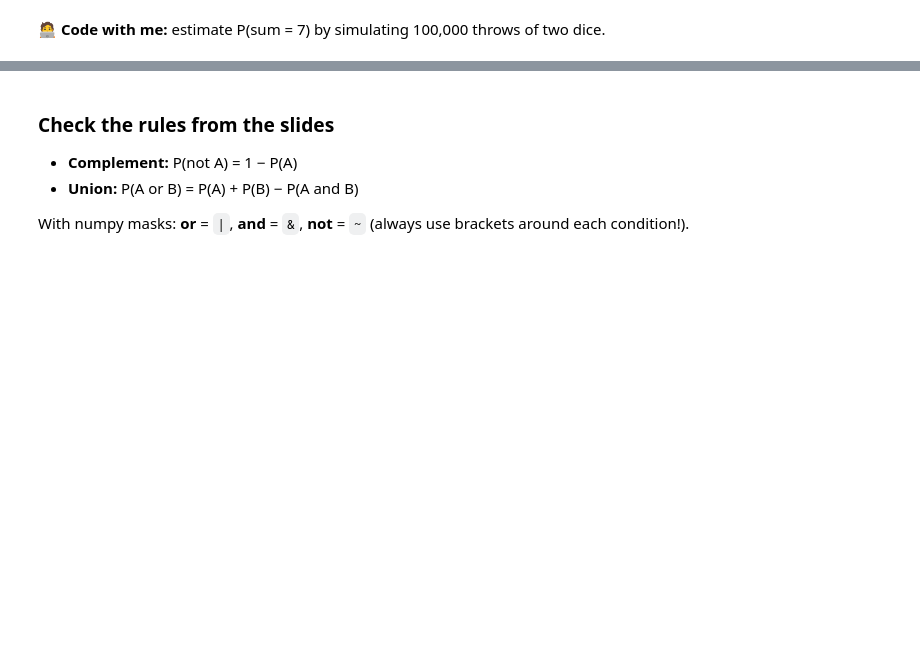
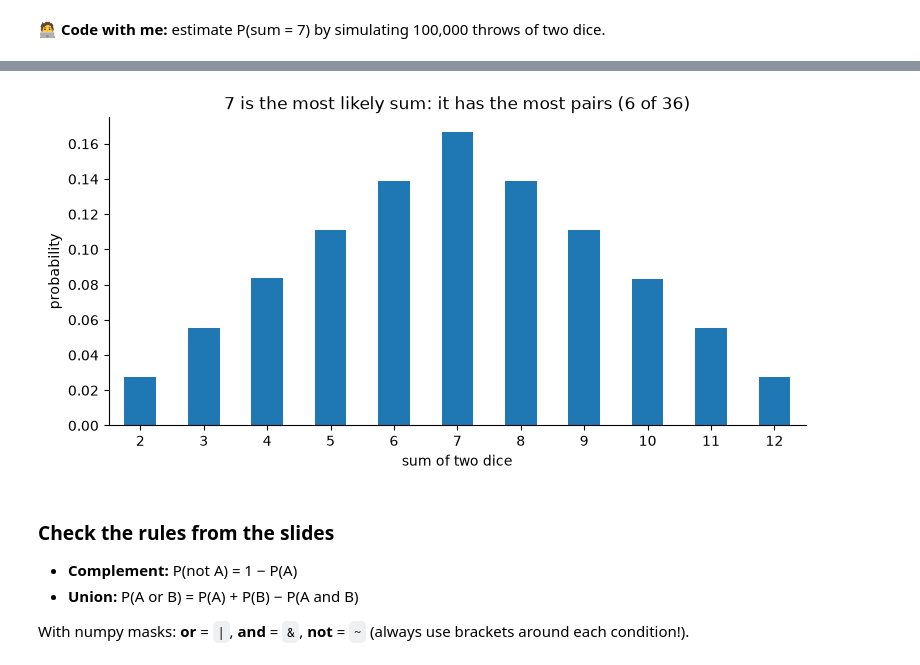
Before and after one commit to Andreoliveira85/DSML-IH-cohort-october26, a Jupyter notebook: week_05/W05_D1_probability_distributions_live.ipynb, the cells around one changed output, grey strips where cells are left out. Drawn from its saved outputs; the diff is of its cells as text; code cells hidden in the pictures; blank space fills up the shorter version.

```diff
--- a/week_05/W05_D1_probability_distributions_live.ipynb
+++ b/week_05/W05_D1_probability_distributions_live.ipynb
@@ -83,5 +139,12 @@ Sample space Ω = all 36 pairs (die 1, die 2). All equally likely → **P(A) = f
 # %%
 # ✍️ live coding
+# The whole distribution of the sum: 2 ... 12
+freq = pd.Series(total).value_counts(normalize=True).sort_index()   # normalize=True → fractions instead of counts
+freq.plot(kind="bar", color="tab:blue")
+plt.xlabel("sum of two dice"); plt.ylabel("probability"); plt.xticks(rotation=0)
+plt.title("7 is the most likely sum: it has the most pairs (6 of 36)"); plt.show()
+# %% [output]
+[figure, added]
 # %% [markdown]
 ### Check the rules from the slides
 - **Complement:** P(not A) = 1 − P(A)
```
Also changed, not shown: parts of 13 cells of this notebook, 1 other file.
